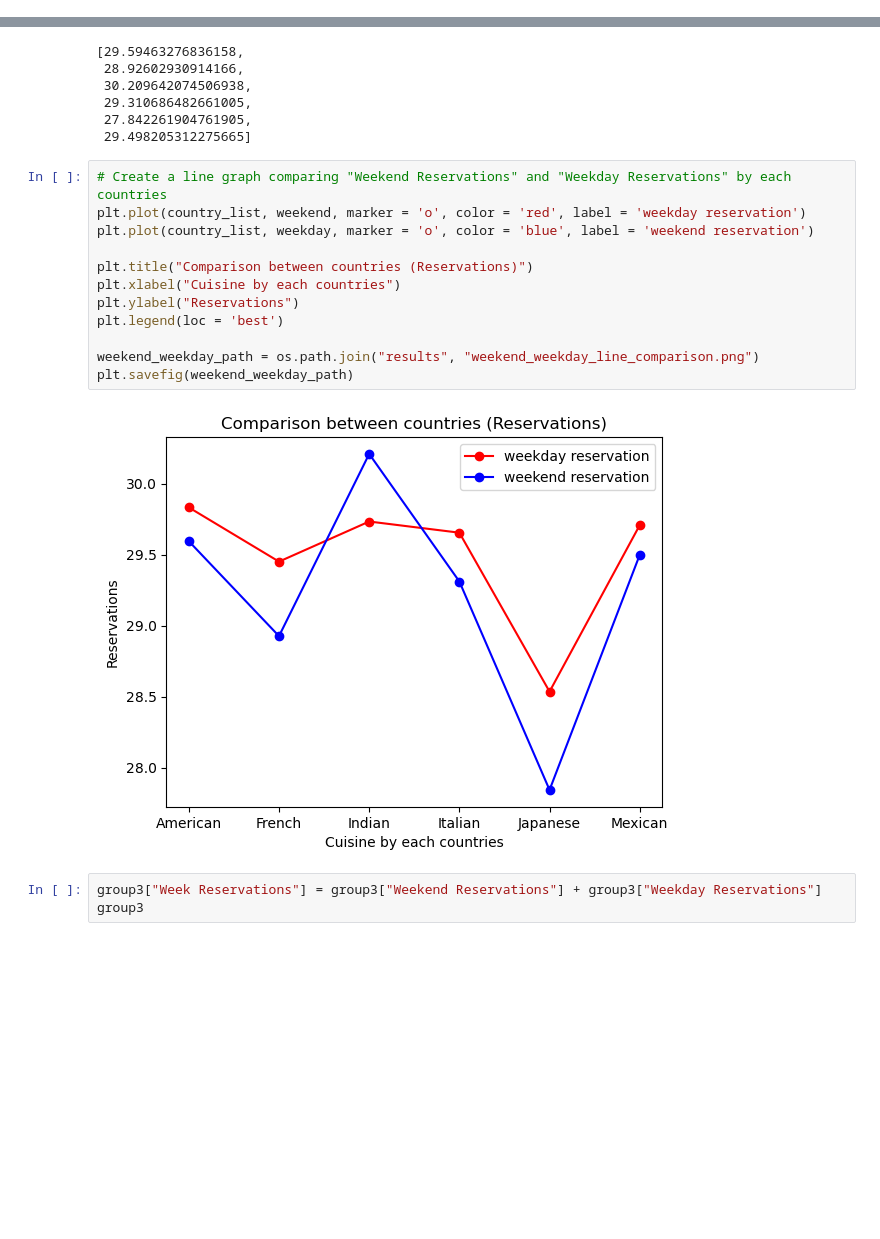
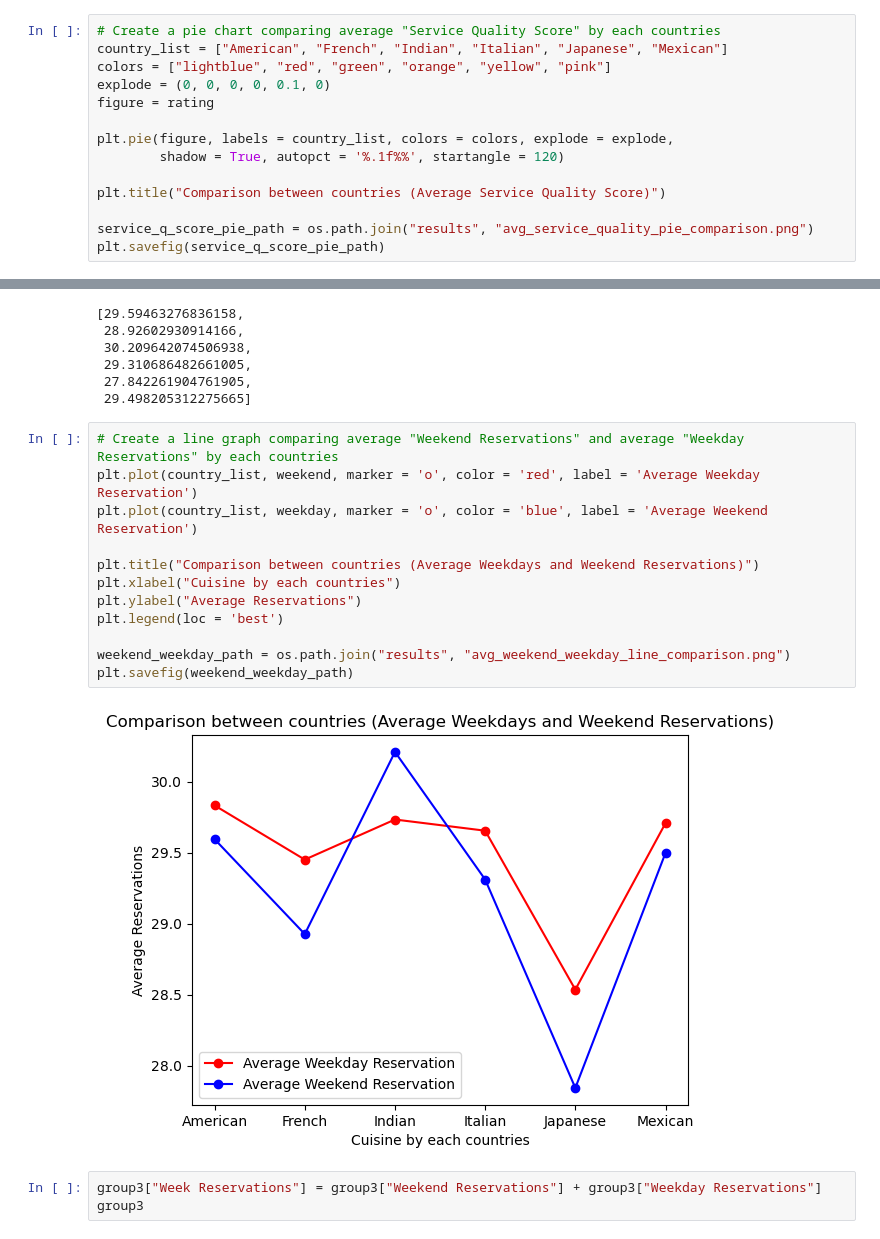
Before and after one commit to Dong-kyu-Kim/project1, a Jupyter notebook: restaurant.ipynb, the cells around one changed output, grey strips where cells are left out. Cells and saved outputs as stored; diff of their text form; blank space fills up the shorter version.

Commit message:
code with result

```diff
--- a/restaurant.ipynb
+++ b/restaurant.ipynb
@@ -207,0 +244,14 @@ plt.savefig(service_q_score_bar_path)
+# %%
+# Create a pie chart comparing average "Service Quality Score" by each countries
+country_list = ["American", "French", "Indian", "Italian", "Japanese", "Mexican"]
+colors = ["lightblue", "red", "green", "orange", "yellow", "pink"]
+explode = (0, 0, 0, 0, 0.1, 0)
+figure = rating
+
+plt.pie(figure, labels = country_list, colors = colors, explode = explode,
+        shadow = True, autopct = '%.1f%%', startangle = 120)
+
+plt.title("Comparison between countries (Average Service Quality Score)")
+
+service_q_score_pie_path = os.path.join("results", "avg_service_quality_pie_comparison.png")
+plt.savefig(service_q_score_pie_path)
@@ -255,19 +309,19 @@ weekday
  27.842261904761905,
  29.498205312275665]
 # %%
-# Create a line graph comparing "Weekend Reservations" and "Weekday Reservations" by each countries
-plt.plot(country_list, weekend, marker = 'o', color = 'red', label = 'weekday reservation')
-plt.plot(country_list, weekday, marker = 'o', color = 'blue', label = 'weekend reservation')
+# Create a line graph comparing average "Weekend Reservations" and average "Weekday Reservations" by each countries
+plt.plot(country_list, weekend, marker = 'o', color = 'red', label = 'Average Weekday Reservation')
+plt.plot(country_list, weekday, marker = 'o', color = 'blue', label = 'Average Weekend Reservation')
 
-plt.title("Comparison between countries (Reservations)")
+plt.title("Comparison between countries (Average Weekdays and Weekend Reservations)")
 plt.xlabel("Cuisine by each countries")
-plt.ylabel("Reservations")
+plt.ylabel("Average Reservations")
 plt.legend(loc = 'best')
 
-weekend_weekday_path = os.path.join("results", "weekend_weekday_line_comparison.png")
+weekend_weekday_path = os.path.join("results", "avg_weekend_weekday_line_comparison.png")
 plt.savefig(weekend_weekday_path)
 # %% [output]
-[figure, old version]
+[figure, new version]
 # %%
 group3["Week Reservations"] = group3["Weekend Reservations"] + group3["Weekday Reservations"]
 group3
```
Also changed, not shown: parts of 21 cells of this notebook, 23 other files.
